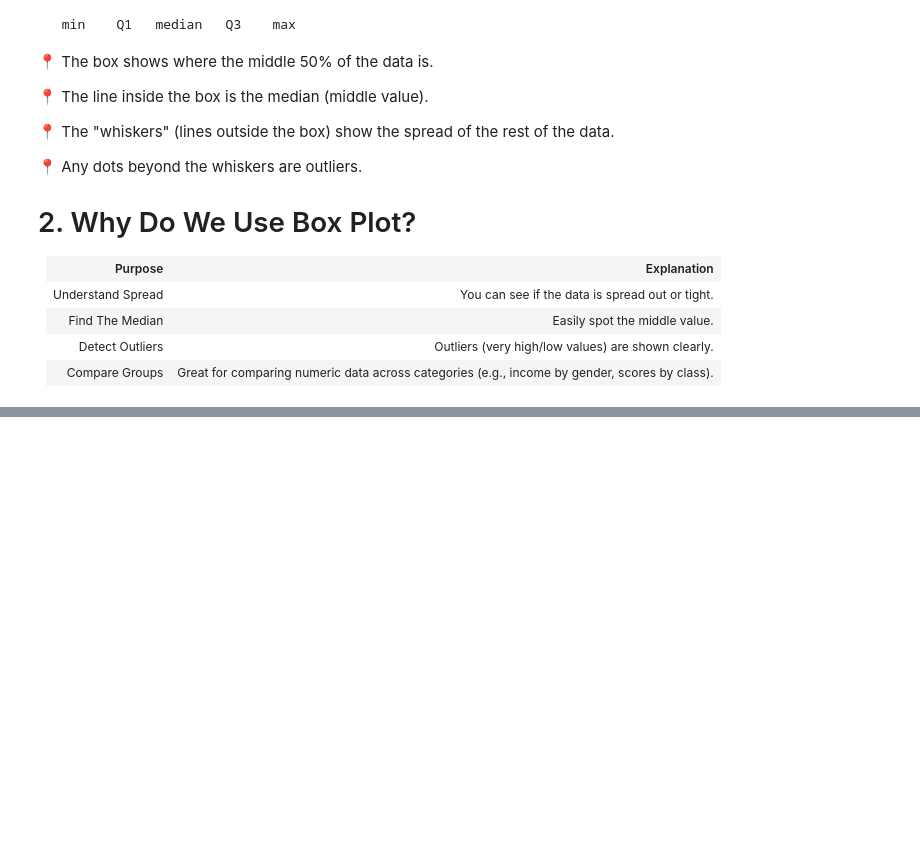
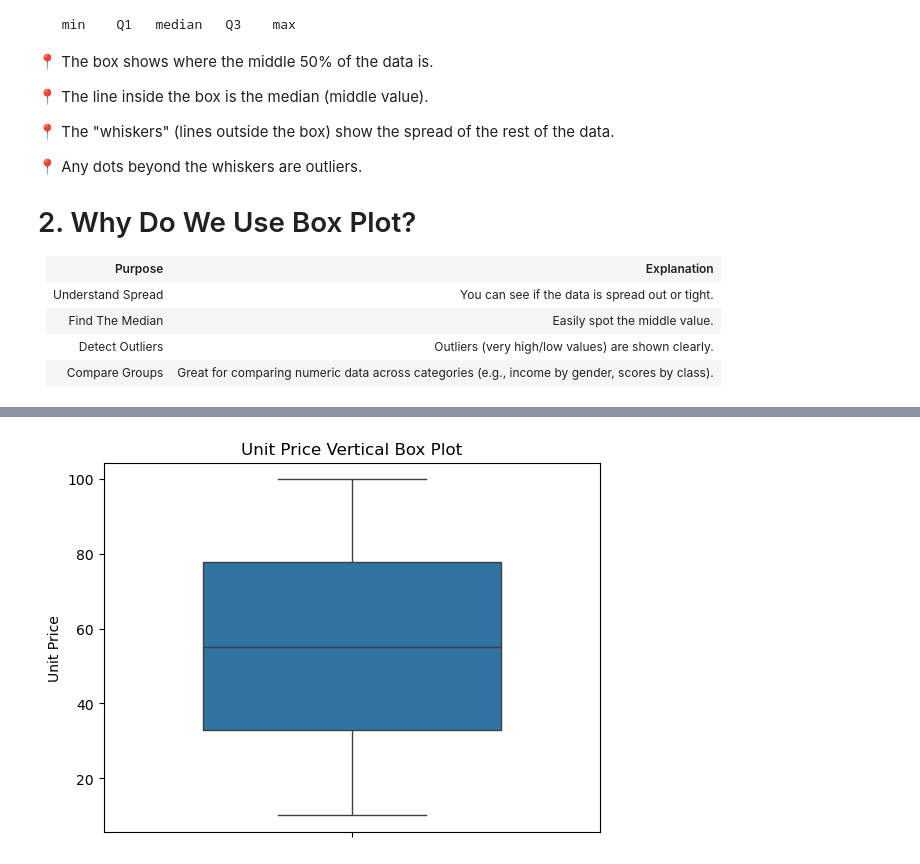
Before and after one commit to UstubecEmre/MatplotlibandSeabornFundamentals, a Jupyter notebook: boxplot_in_seaborn.ipynb, the cells around one changed output, grey strips where cells are left out. Drawn from its saved outputs; the diff is of its cells as text; code cells hidden in the pictures; blank space fills up the shorter version.

```diff
--- a/boxplot_in_seaborn.ipynb
+++ b/boxplot_in_seaborn.ipynb
@@ -59,0 +115,7 @@ The maximum (excluding outliers)
+# %%
+sns.boxplot(y = "unit_price", data = df, width=0.6) # vertical
+plt.title("Unit Price Vertical Box Plot")
+plt.ylabel("Unit Price")
+plt.show()
+# %% [output]
+[figure, added]
```
Also changed, not shown: parts of 11 cells of this notebook.
